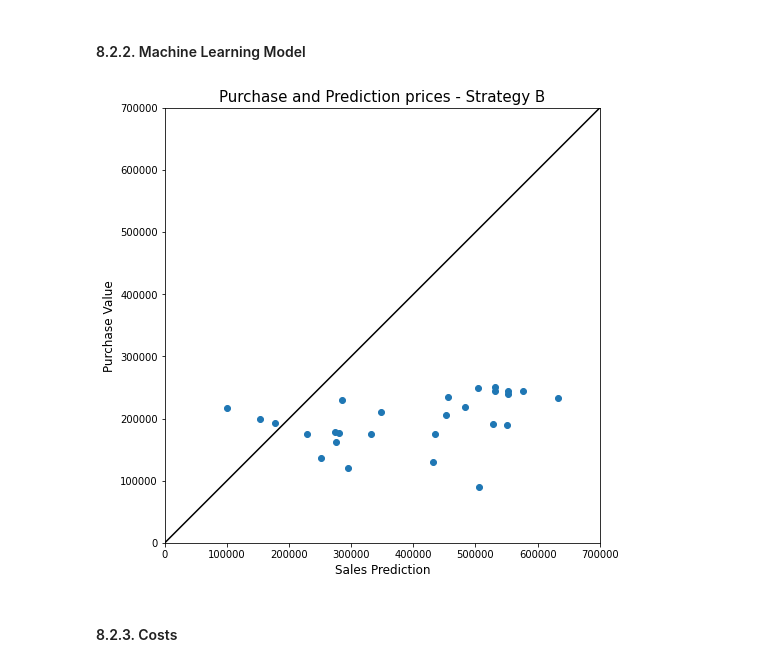
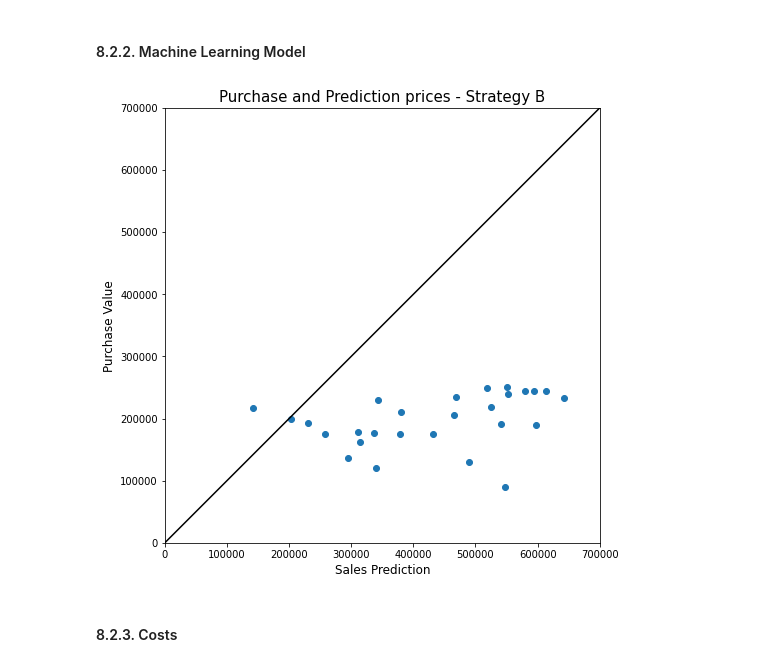
Before and after one commit to vitorlavor/Portfolio_DataScience, a Jupyter notebook: Project_HouseRocket.ipynb, the cells around one changed output. Saved outputs shown, nothing was run; the diff lists cells and outputs as text; code cells hidden in the pictures.

```diff
--- a/Project_HouseRocket.ipynb
+++ b/Project_HouseRocket.ipynb
@@ -1414,8 +1444,8 @@ The model with pre-processed features: Multiple Regression 2
 
 regression_target = 'price'
 features = ['bedrooms', 'bathrooms', 'sqft_living', 'sqft_lot', 'floors', 'waterfront', 'view', 'condition',
-            'grade', 'sqft_above', 'sqft_basement', 'yr_built', 'zipcode', 'lat', 'long', 'sqft_living15',
-            'sqft_lot15', 'in_seattle', 'basement', 'living_gt15', 'renewed', 'year_built', 'month', 'year',
+            'grade', 'sqft_above', 'sqft_basement', 'yr_built', 'yr_renovated', 'zipcode', 'lat', 'long', 'sqft_living15',
+            'sqft_lot15', 'in_seattle', 'basement', 'living_gt15', 'label_gt15', 'renewed', 'year_built', 'month', 'year',
             'day_week', 'bed_per_sqft', 'bat_per_bed', 'season_fall', 'season_spring', 'season_summer']
 
 # Train/test split
@@ -1597,8 +1580,8 @@ For the tree-based models, the features will be standardized using MinMaxScaler.
 
 regression_target = 'price'
 features = ['bedrooms', 'bathrooms', 'sqft_living', 'sqft_lot', 'floors', 'waterfront', 'view', 'condition',
-            'grade', 'sqft_above', 'sqft_basement', 'yr_built', 'zipcode', 'lat', 'long', 'sqft_living15',
-            'sqft_lot15', 'in_seattle', 'basement', 'living_gt15', 'renewed', 'year_built', 'month', 'year',
+            'grade', 'sqft_above', 'sqft_basement', 'yr_built', 'yr_renovated', 'zipcode', 'lat', 'long', 'sqft_living15',
+            'sqft_lot15', 'in_seattle', 'basement', 'living_gt15', 'label_gt15', 'renewed', 'year_built', 'month', 'year',
             'day_week', 'bed_per_sqft', 'bat_per_bed', 'season_fall', 'season_spring', 'season_summer']
 
 # Train/test split
@@ -2136,6 +2157,24 @@ data_b['bathrooms'] = data_b['bathrooms'] + 1
 
 data_b['sqft_living'] = data_b['sqft_living'] + 140
 
+# Categorizing based on how for the sqft_living is from sqft_living15
+
+labels = []
+
+for row in range(data_b.shape[0]):
+  if data_b['sqft_living'][row] < (0.7*data_b['sqft_living15'][row]):
+    labels.append(1)
+  elif data_b['sqft_living'][row] < (0.9*data_b['sqft_living15'][row]):
+    labels.append(2)
+  elif data_b['sqft_living'][row] < (1.1*data_b['sqft_living15'][row]):
+    labels.append(3)
+  elif data_b['sqft_living'][row] < (1.3*data_b['sqft_living15'][row]):
+    labels.append(4)
+  else:
+    labels.append(5)
+
+data_b['label_gt15'] = labels
+
 # Bed per SQFT
 data_b['bed_per_sqft'] = (data_b['bedrooms'] / data_b['sqft_living'])
 
@@ -2145,6 +2184,7 @@ data_b['bat_per_bed'] = (data_b['bathrooms'] / data_b['bedrooms'])
 # Renovation
 
 data_b['renewed'] = 1
+data_b['yr_renovated'] = data_b['date'].dt.year
 
 # New date of selling
 
@@ -2203,43 +2243,43 @@ data_b = pd.get_dummies(data_b)
 # Define all variates and target
 
 regression_target = 'price'
-all_covariates = ['bedrooms', 'bathrooms', 'sqft_living', 'sqft_lot', 'floors', 'waterfront', 'view', 'condition',
-                'grade', 'sqft_above', 'sqft_basement', 'yr_built', 'zipcode', 'lat', 'long', 'sqft_living15',
-                'sqft_lot15', 'in_seattle', 'basement', 'living_gt15', 'renewed', 'year_built', 'month', 'year',
-                'day_week', 'bed_per_sqft', 'bat_per_bed', 'season_fall', 'season_spring', 'season_summer']
+features = ['bedrooms', 'bathrooms', 'sqft_living', 'sqft_lot', 'floors', 'waterfront', 'view', 'condition',
+            'grade', 'sqft_above', 'sqft_basement', 'yr_built', 'yr_renovated', 'zipcode', 'lat', 'long', 'sqft_living15',
+            'sqft_lot15', 'in_seattle', 'basement', 'living_gt15', 'label_gt15', 'renewed', 'year_built', 'month', 'year',
+            'day_week', 'bed_per_sqft', 'bat_per_bed', 'season_fall', 'season_spring', 'season_summer']
 
-X_b = data_b[all_covariates]
+X_b = data_b[features]
 y_b = data_b[regression_target]
 
 # Normalization with min/max scaler
 
 scale = MinMaxScaler().fit(X_train)
 X_b_scaled = scale.transform(X_b)
 
 # Trained Model = estimator_lr
 
 # Predict
 
 predictions_b = estimator_lr.predict(X_b_scaled)
 
 # Plot Results
 
 plt.figure(figsize = (8, 8))
 
 plt.axes().set_aspect('equal', 'box')
 plt.scatter(predictions_b, data_b['price'])
 plt.plot((0, 700000), (0, 700000), 'k-')
 
 plt.xlim(0, 700000)
 plt.ylim(0, 700000)
 plt.title('Purchase and Prediction prices - Strategy B', fontsize = 15)
 plt.xlabel("Sales Prediction",fontsize = 12)
 plt.ylabel("Purchase Value",fontsize = 12)
 
 # Show the plot.
 plt.show()
 # %% [output]
-[figure, old version]
+[figure, new version]
 # %% [markdown]
 #### 8.2.3. Costs
 # %%
```
Also changed, not shown: parts of 67 cells of this notebook.
